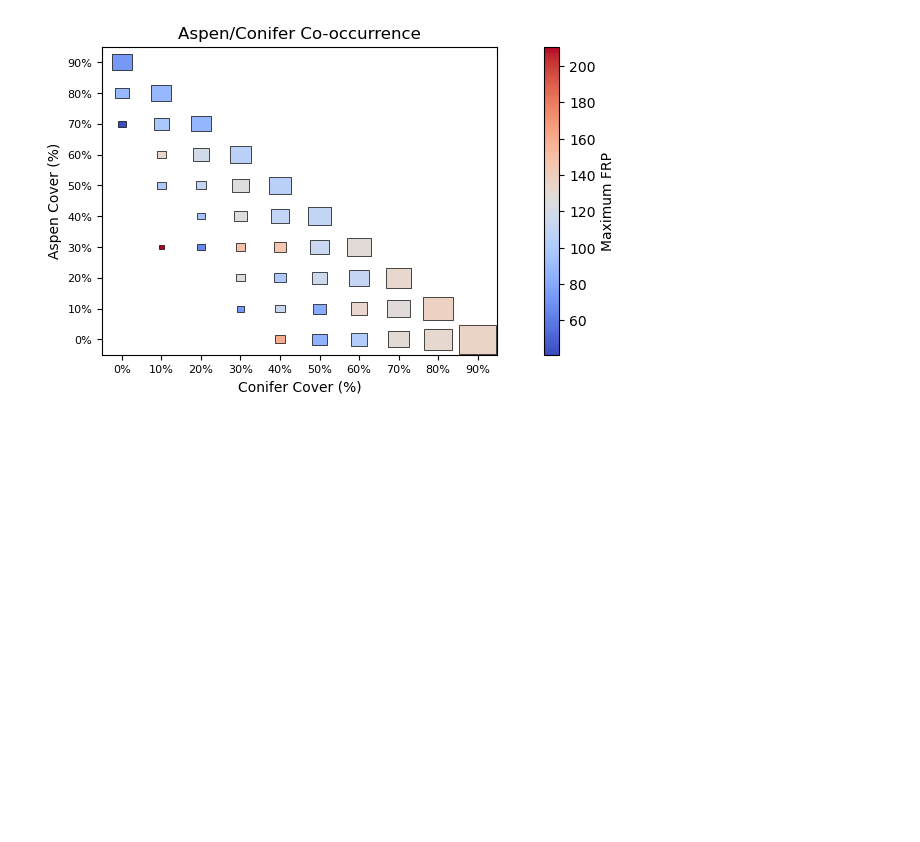
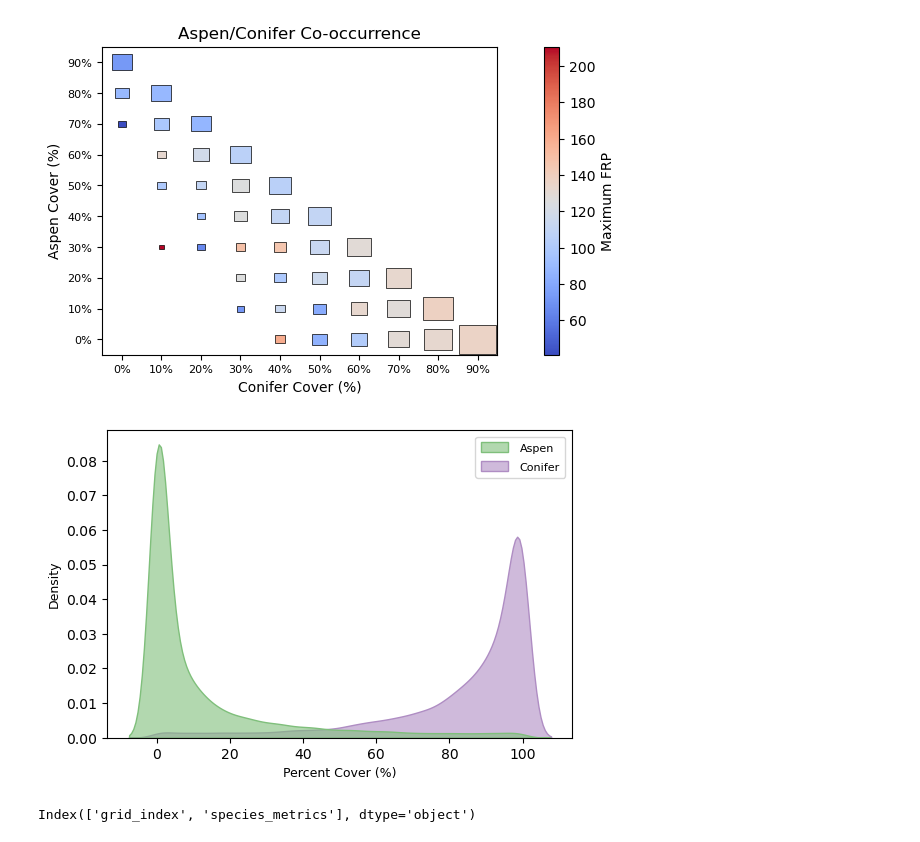
Before and after one commit to natshoff/aspen-fire-fork, a Jupyter notebook: Aim2/code/Python/05a_biophys_TreeMap_gridstats.ipynb, the cells around one changed output. Cells and saved outputs as stored; diff of their text form; code cells hidden in the pictures; blank space fills up the shorter version.

```diff
--- a/Aim2/code/Python/05a_biophys_TreeMap_gridstats.ipynb
+++ b/Aim2/code/Python/05a_biophys_TreeMap_gridstats.ipynb
@@ -1006,10 +917,63 @@ plt.show()
+# %%
+# get the KDE plot for aspen/conifer
+kde_data = cover_df.melt(
+    id_vars='grid_index',
+    value_vars=['aspen_pct', 'conifer_pct'],
+    var_name='species',
+    value_name='pct_cover'
+)
+
+# Rename for consistent labeling
+kde_data['species'] = kde_data['species'].replace({
+    'aspen_pct': 'Aspen',
+    'conifer_pct': 'Conifer'
+})
+
+# Plot the KDE
+fig, ax_kde = plt.subplots(figsize=(6, 4))
+
+cp = {
+    "Aspen": "#7fbf7b",
+    "Conifer": "#af8dc3"
+}
+
+sns.kdeplot(data=kde_data,
+    x="pct_cover",
+    hue="species",
+    fill=True,
+    alpha=0.6,
+    common_norm=False,
+    palette=cp,
+    ax=ax_kde,
+)
+
+# Formatting KDE Plot
+# ax_kde.set_title(f'{sp}', size=10)
+ax_kde.set_xlabel('Percent Cover (%)', size=9)
+ax_kde.set_ylabel('Density', size=9)
+
+legend = ax_kde.legend_  # Get the legend object for the KDE plot
+if legend:
+    legend.set_title("")  # Remove the legend title
+    for text in legend.get_texts():  # Adjust the size of legend text
+        text.set_fontsize(8)
+
+# Save the KDE plot
+out_plot_kde = os.path.join(projdir, 'figures/FigureX_ConiferAspen_KDE.png')
+plt.savefig(out_plot_kde, dpi=300, bbox_inches='tight')
+
+plt.show()
+# %% [output]
+[figure, added]
 # %%
 # Load the treemap metrics, apply the same remapping
 # %%
-ftyp_met = os.path.join(projdir,'earth-engine/exports/treemap/gridstats_fortypcd_metrics.csv')
+ftyp_met = os.path.join(projdir,'data/earth-engine/exports/treemap/gridstats_fortypcd_metrics.csv')
 tm_stats = pd.read_csv(ftyp_met)
 tm_stats.drop(columns=['system:index','.geo'], inplace=True)
 tm_stats.columns
+# %% [output]
+Index(['grid_index', 'species_metrics'], dtype='object')
 # %%
 # unpack histogram dictionary into columns
 def parse_histogram(hist_str):
```
Also changed, not shown: parts of 5 cells of this notebook, 14 other files.
